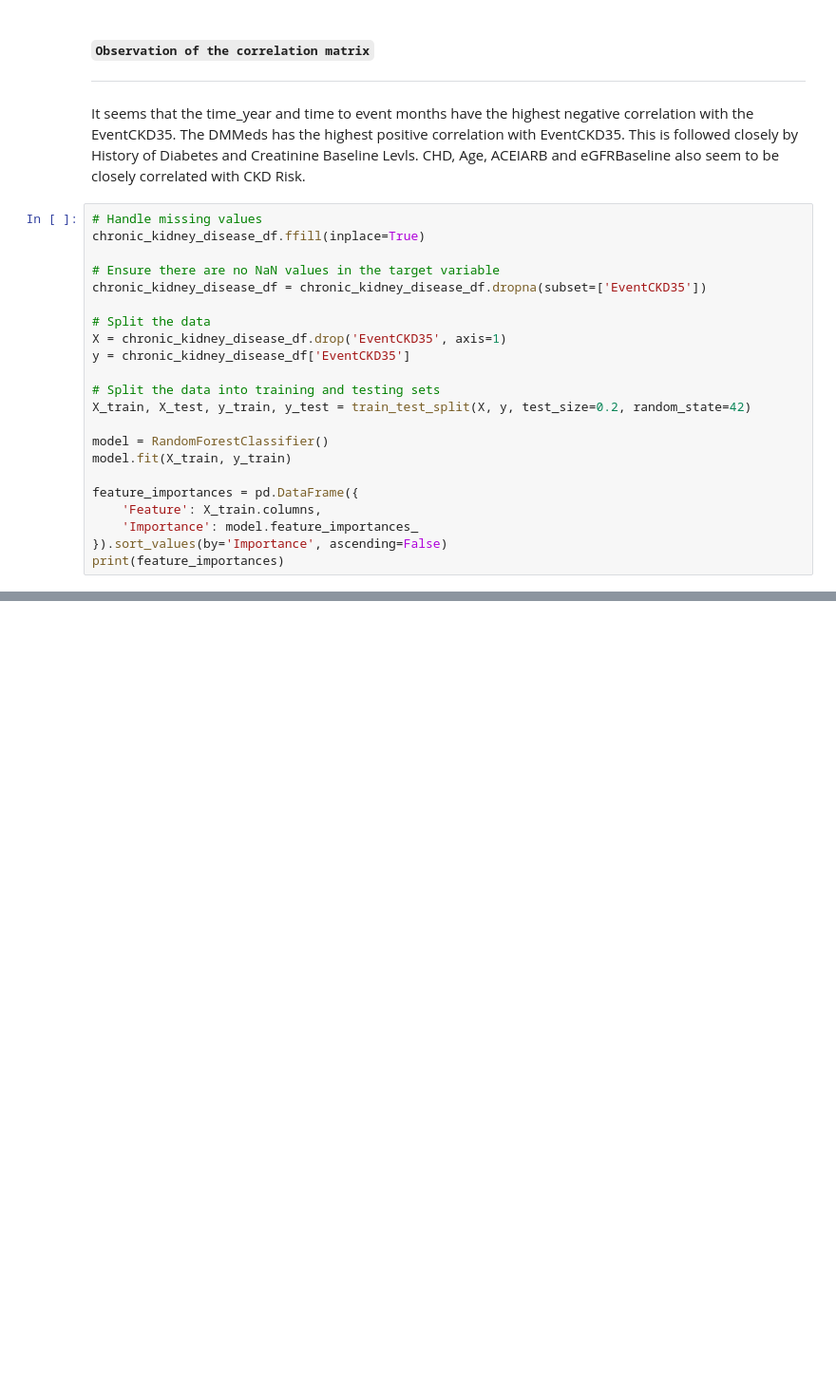
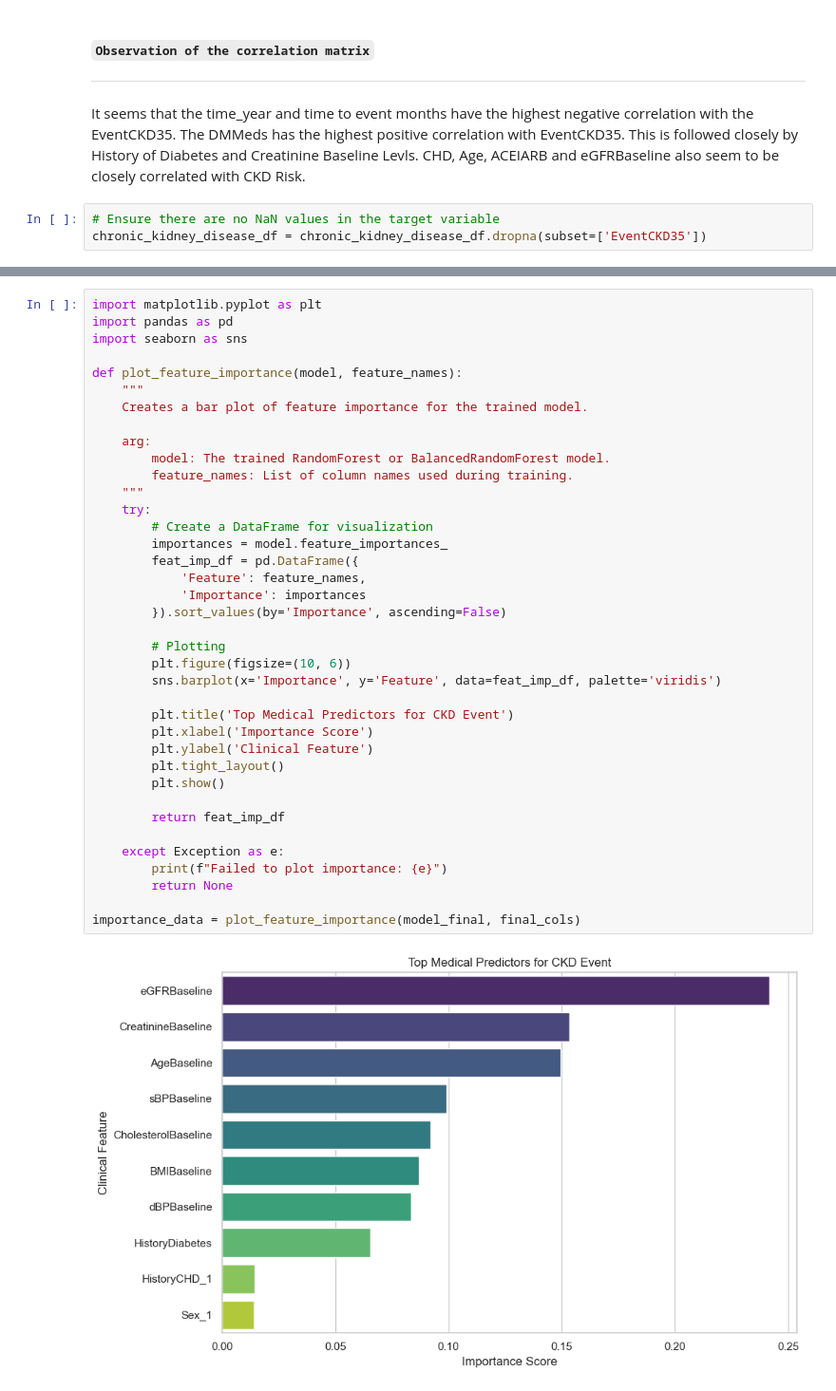
Before and after one commit to zyrathant/CKD-Prediction-Renalyze-Personal-Project-, a Jupyter notebook: app/train_model.ipynb, the cells around one changed output, grey strips where cells are left out. Shown at 95% size. Saved outputs shown, nothing was run; the diff lists cells and outputs as text; blank space fills up the shorter version.

```diff
--- a/app/train_model.ipynb
+++ b/app/train_model.ipynb
@@ -226,24 +153,5 @@ Name: EventCKD35, dtype: float64
 --------------
 It seems that the time_year and time to event months have the highest negative correlation with the EventCKD35. The DMMeds has the highest positive correlation with EventCKD35. This is followed closely by History of Diabetes and Creatinine Baseline Levls. CHD, Age, ACEIARB and eGFRBaseline also seem to be closely correlated with CKD Risk.
 # %%
-# Handle missing values
-chronic_kidney_disease_df.ffill(inplace=True)
-
 # Ensure there are no NaN values in the target variable
 chronic_kidney_disease_df = chronic_kidney_disease_df.dropna(subset=['EventCKD35'])
-
-# Split the data
-X = chronic_kidney_disease_df.drop('EventCKD35', axis=1)
-y = chronic_kidney_disease_df['EventCKD35']
-
-# Split the data into training and testing sets
-X_train, X_test, y_train, y_test = train_test_split(X, y, test_size=0.2, random_state=42)
-
-model = RandomForestClassifier()
-model.fit(X_train, y_train)
-
-feature_importances = pd.DataFrame({
-    'Feature': X_train.columns,
-    'Importance': model.feature_importances_
-}).sort_values(by='Importance', ascending=False)
-print(feature_importances)
@@ -315,0 +210,40 @@ Model training completed and saved to 'model/model.pkl'
+# %%
+import matplotlib.pyplot as plt
+import pandas as pd
+import seaborn as sns
+
+def plot_feature_importance(model, feature_names):
+    """
+    Creates a bar plot of feature importance for the trained model.
+
+    arg:
+        model: The trained RandomForest or BalancedRandomForest model.
+        feature_names: List of column names used during training.
+    """
+    try:
+        # Create a DataFrame for visualization
+        importances = model.feature_importances_
+        feat_imp_df = pd.DataFrame({
+            'Feature': feature_names,
+            'Importance': importances
+        }).sort_values(by='Importance', ascending=False)
+
+        # Plotting
+        plt.figure(figsize=(10, 6))
+        sns.barplot(x='Importance', y='Feature', data=feat_imp_df, palette='viridis')
+
+        plt.title('Top Medical Predictors for CKD Event')
+        plt.xlabel('Importance Score')
+        plt.ylabel('Clinical Feature')
+        plt.tight_layout()
+        plt.show()
+
+        return feat_imp_df
+
+    except Exception as e:
+        print(f"Failed to plot importance: {e}")
+        return None
+
+importance_data = plot_feature_importance(model_final, final_cols)
+# %% [output]
+[figure, added]
```
Also changed, not shown: parts of 8 cells of this notebook, 34 other files.
